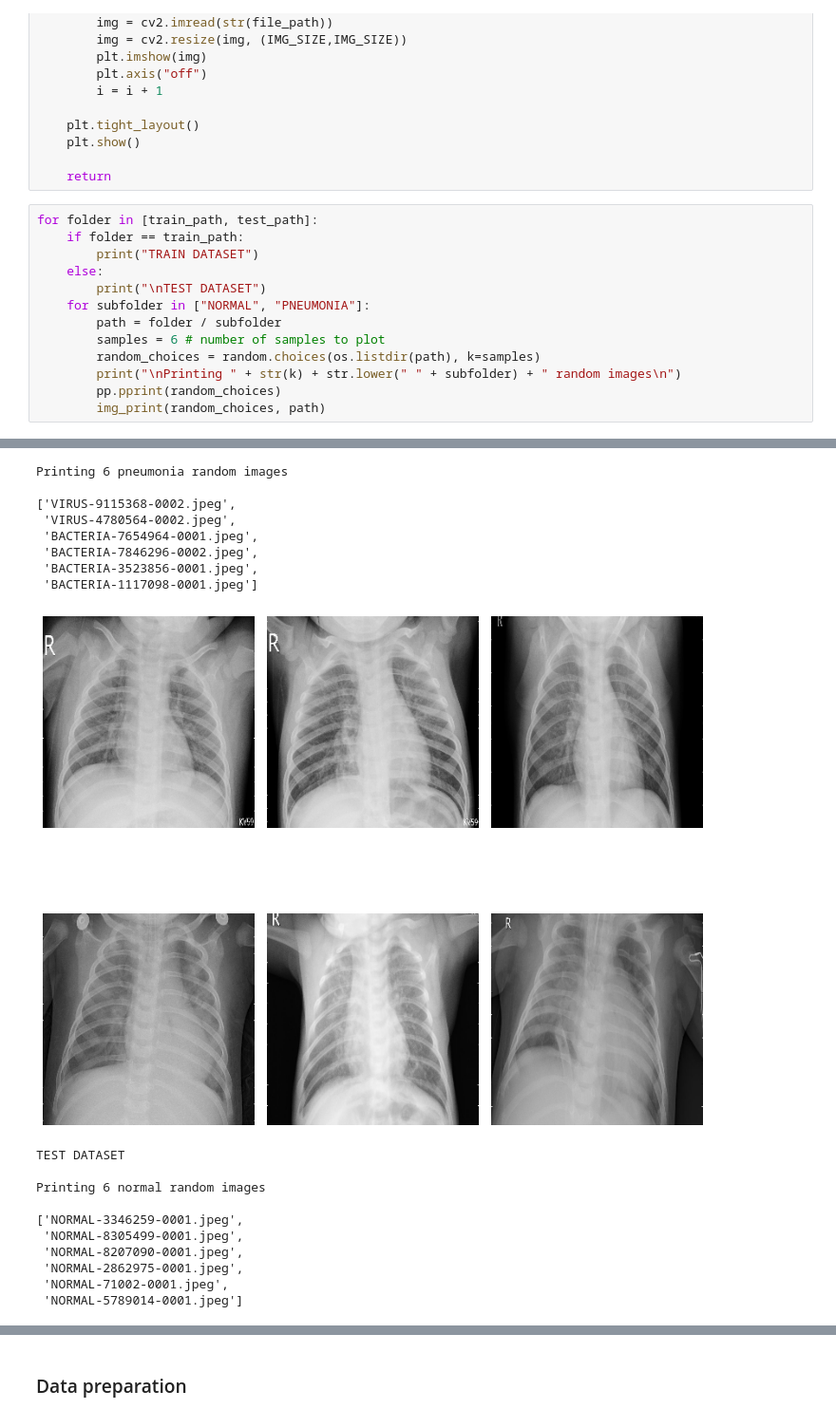
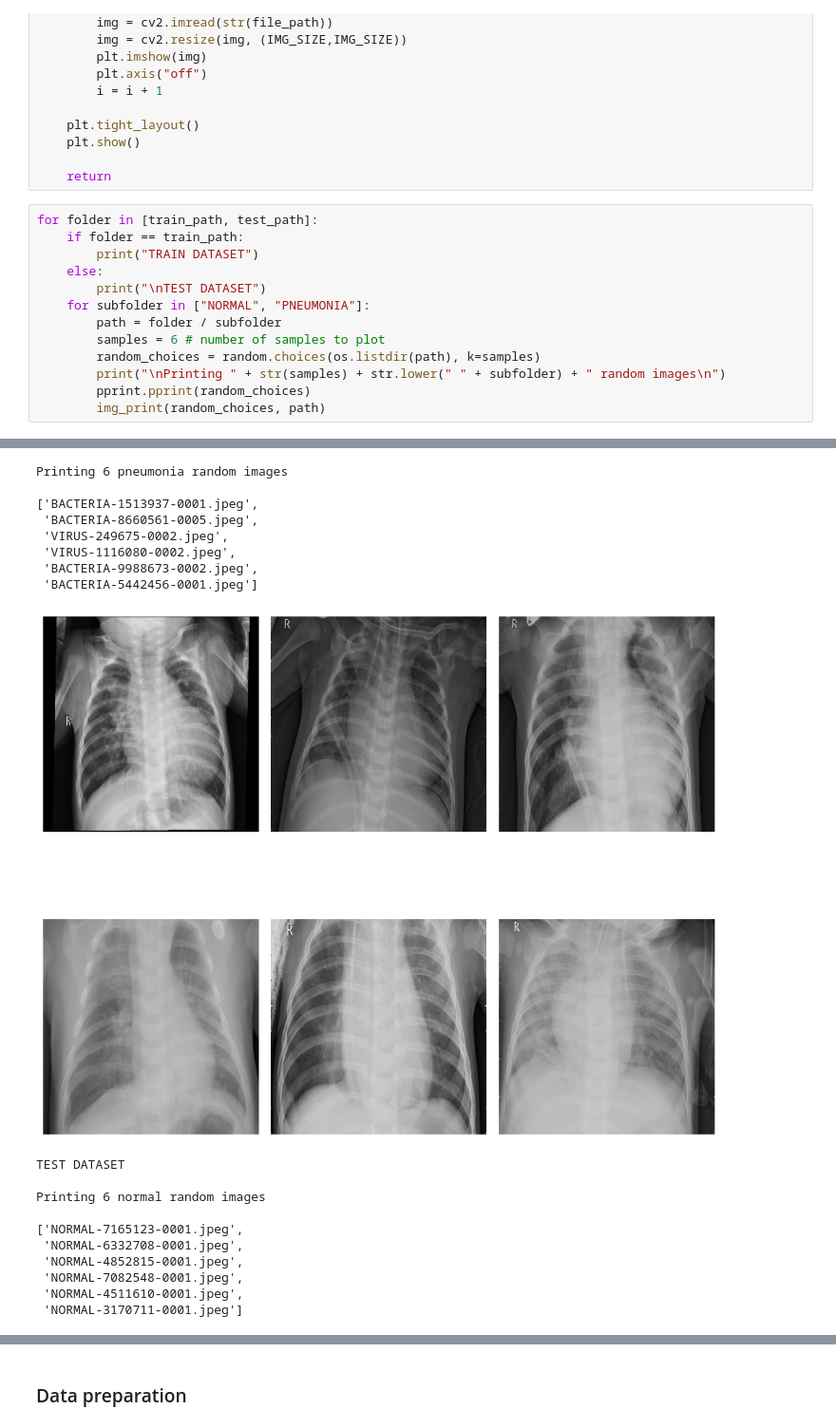
Before and after one commit to P-Pikula/Chest-X-Rays-Analysis, a Jupyter notebook: Chest-X-Rays-Analysis.ipynb, the cells around one changed output, grey strips where cells are left out. Shown at 95% size. Cells and saved outputs as stored; diff of their text form.

```diff
--- a/Chest-X-Rays-Analysis.ipynb
+++ b/Chest-X-Rays-Analysis.ipynb
@@ -176,8 +182,8 @@ for folder in [train_path, test_path]:
         path = folder / subfolder
         samples = 6 # number of samples to plot
         random_choices = random.choices(os.listdir(path), k=samples)
-        print("\nPrinting " + str(k) + str.lower(" " + subfolder) + " random images\n")
-        pp.pprint(random_choices)
+        print("\nPrinting " + str(samples) + str.lower(" " + subfolder) + " random images\n")
+        pprint.pprint(random_choices)
         img_print(random_choices, path)
 # %% [output]
 TRAIN DATASET
@@ -194,19 +200,19 @@ Printing 6 normal random images
 Printing 6 pneumonia random images
 
-['VIRUS-9115368-0002.jpeg',
- 'VIRUS-4780564-0002.jpeg',
- 'BACTERIA-7654964-0001.jpeg',
- 'BACTERIA-7846296-0002.jpeg',
- 'BACTERIA-3523856-0001.jpeg',
- 'BACTERIA-1117098-0001.jpeg']
+['BACTERIA-1513937-0001.jpeg',
+ 'BACTERIA-8660561-0005.jpeg',
+ 'VIRUS-249675-0002.jpeg',
+ 'VIRUS-1116080-0002.jpeg',
+ 'BACTERIA-9988673-0002.jpeg',
+ 'BACTERIA-5442456-0001.jpeg']
-[figure, old version]
+[figure, new version]
 TEST DATASET
 
 Printing 6 normal random images
 
-['NORMAL-3346259-0001.jpeg',
- 'NORMAL-8305499-0001.jpeg',
- 'NORMAL-8207090-0001.jpeg',
- 'NORMAL-2862975-0001.jpeg',
- 'NORMAL-71002-0001.jpeg',
- 'NORMAL-5789014-0001.jpeg']
+['NORMAL-7165123-0001.jpeg',
+ 'NORMAL-6332708-0001.jpeg',
+ 'NORMAL-4852815-0001.jpeg',
+ 'NORMAL-7082548-0001.jpeg',
+ 'NORMAL-4511610-0001.jpeg',
+ 'NORMAL-3170711-0001.jpeg']
```
Also changed, not shown: parts of 8 cells of this notebook.
